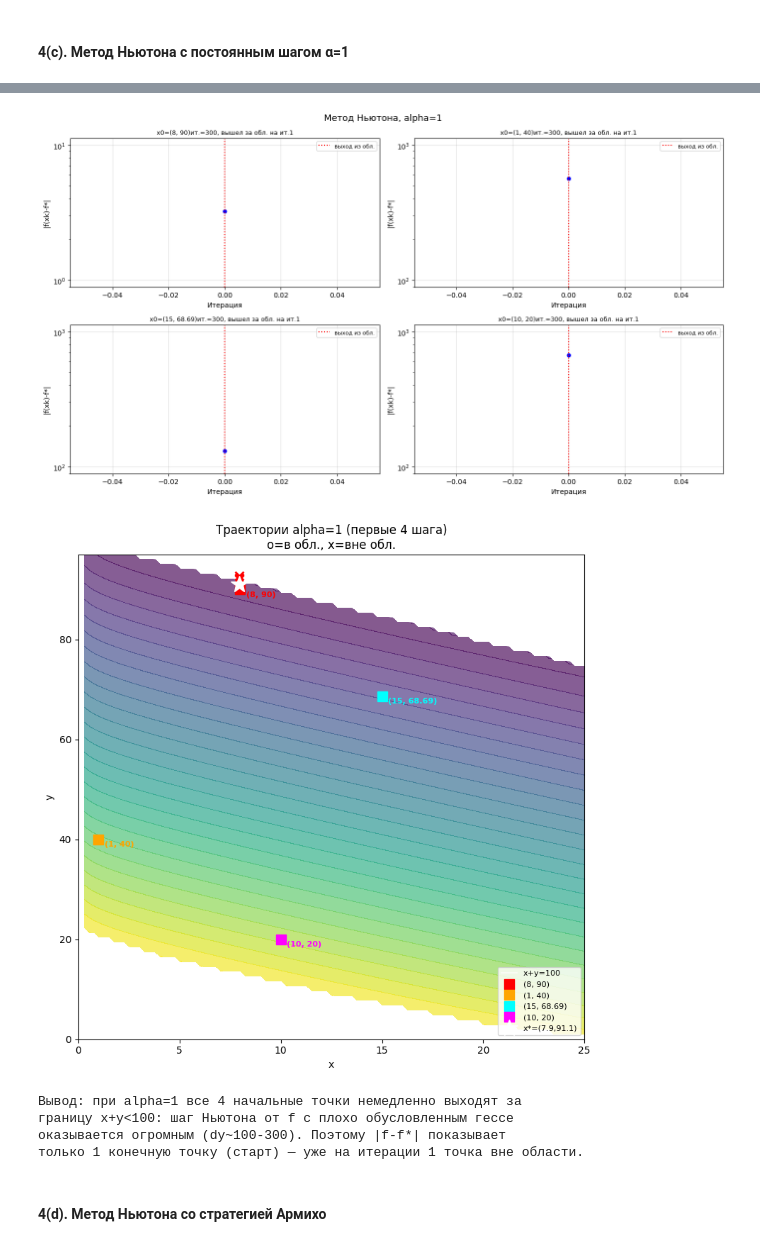
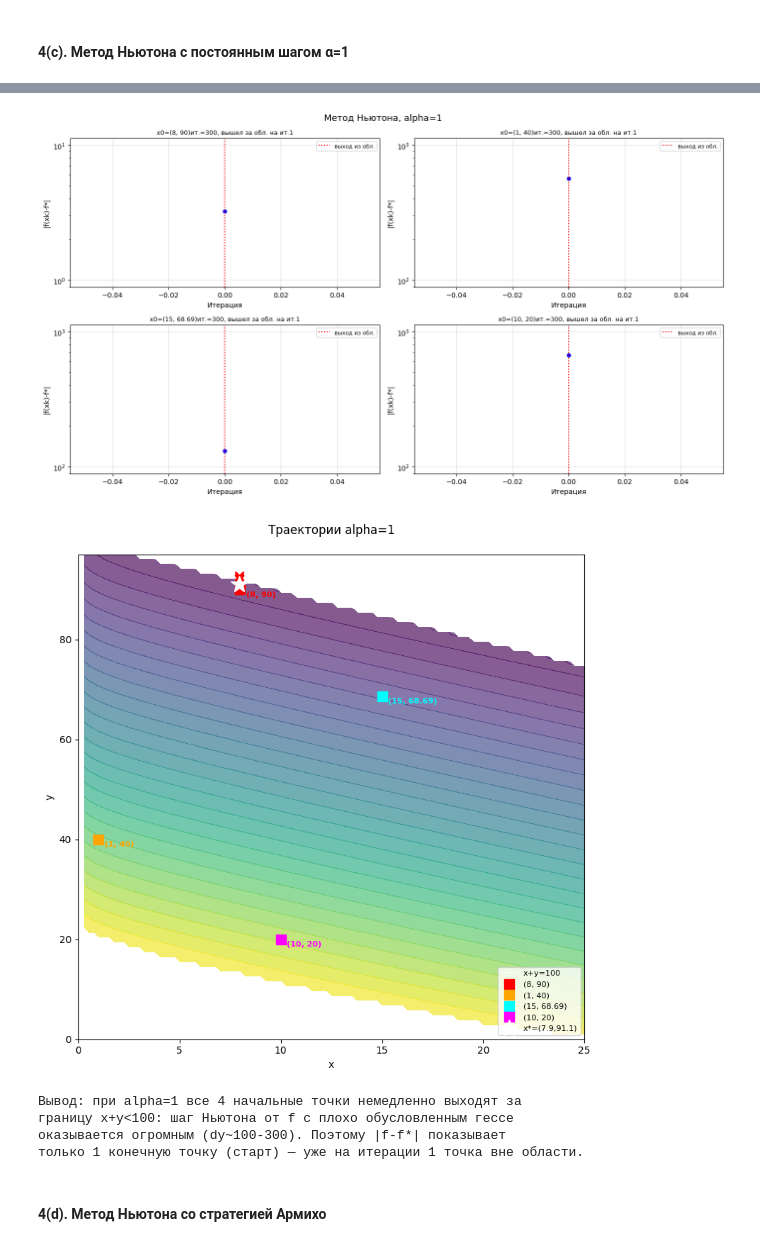
Before and after one commit to 806hbca/MetOp_LR2, a Jupyter notebook: LR2_merged.ipynb, the cells around one changed output, grey strips where cells are left out. Cells and saved outputs as stored; diff of their text form; code cells hidden in the pictures.

```diff
--- a/LR2_merged.ipynb
+++ b/LR2_merged.ipynb
@@ -12,7 +12,7 @@ from scipy.linalg import solve, LinAlgError
 
 
 def armijo_line_search(f, x, d, g, c1=1e-4, rho=0.5, alpha_init=1.0):
-    """Backtracking line search (условие Армихо)."""
+    """Backtracking(условие Армихо)."""
     alpha = alpha_init
     f0 = f(x)
     slope = np.dot(g, d)
@@ -65,5 +65,5 @@ def newton_method(f, grad_f, hess_f, x0,
 
     return x, history
 
-print("Метод Ньютона реализован.")
+print("Метод Ньютона реализован")
 # %% [output]
@@ -599,36 +597,35 @@ for (lbl, (x_opt, hist)), col in zip(results4_const.items(), colors4):
             ax2.annotate("",
                          xy=(pts[k,0], pts[k,1]),
                          xytext=(pts[k-1,0], pts[k-1,1]),
                          arrowprops=dict(arrowstyle="->", color=col,
                                          lw=1.8, mutation_scale=14),
                          zorder=6)
 
     ax2.plot(pts[0,0], pts[0,1], "s", color=col, ms=10, zorder=7,
              label=lbl)
     ax2.annotate(lbl, xy=pts[0],
                  xytext=(pts[0,0]+0.3, pts[0,1]-1.5),
                  fontsize=8, color=col, fontweight="bold")
 
 ax2.plot(*x_ref4, "w*", markersize=18, zorder=8,
          label=f"x*=({x_ref4[0]:.1f},{x_ref4[1]:.1f})")
 ax2.set_xlim(0, 25); ax2.set_ylim(0, 97)
 ax2.set_xlabel("x"); ax2.set_ylabel("y")
-ax2.set_title(f"Траектории alpha=1 (первые {N_SHOW} шага)\n"
-              "o=в обл., x=вне обл.")
+ax2.set_title(f"Траектории alpha=1\n")
 ax2.legend(fontsize=8, loc="lower right")
 plt.tight_layout(); plt.show()
 
 print("\nВывод: при alpha=1 все 4 начальные точки немедленно выходят за")
 print("границу x+y<100: шаг Ньютона от f с плохо обусловленным гессе")
 print("оказывается огромным (dy~100-300). Поэтому |f-f*| показывает")
 print("только 1 конечную точку (старт) — уже на итерации 1 точка вне области.")
 # %% [output]
 alpha=1 x0=(8, 90): ит.=300, fin_pts=1, x*=(41342189135169233461794068891878446419509410064299191434700380110690481881018895250875800999276111200256.000,31946195251694321924051943092363785983463619538 ...
 alpha=1 x0=(1, 40): ит.=300, fin_pts=1, x*=(4083812734814381726392184041635840.000,990844096329019315752506057189229192323145041624919693230715805178229145677728891890540333835269952615714274299617735 ...
 alpha=1 x0=(15, 68.69): ит.=300, fin_pts=1, x*=(46736806485871874497079202219599992942919546239275552680515082003246192175457714985975237419525522349173005375555463435156976440226853028468248487847054 ...
 alpha=1 x0=(10, 20): ит.=300, fin_pts=1, x*=(32270163624431868777284964377752003202840506757948179426311844418707939153697166386374639846554886773643483596188254445141634774615074215834791661729682368 ...
 [figure]
-[figure, old version]
+[figure, new version]
 Вывод: при alpha=1 все 4 начальные точки немедленно выходят за
 границу x+y<100: шаг Ньютона от f с плохо обусловленным гессе
 оказывается огромным (dy~100-300). Поэтому |f-f*| показывает
```
Also changed, not shown: parts of 5 cells of this notebook.
